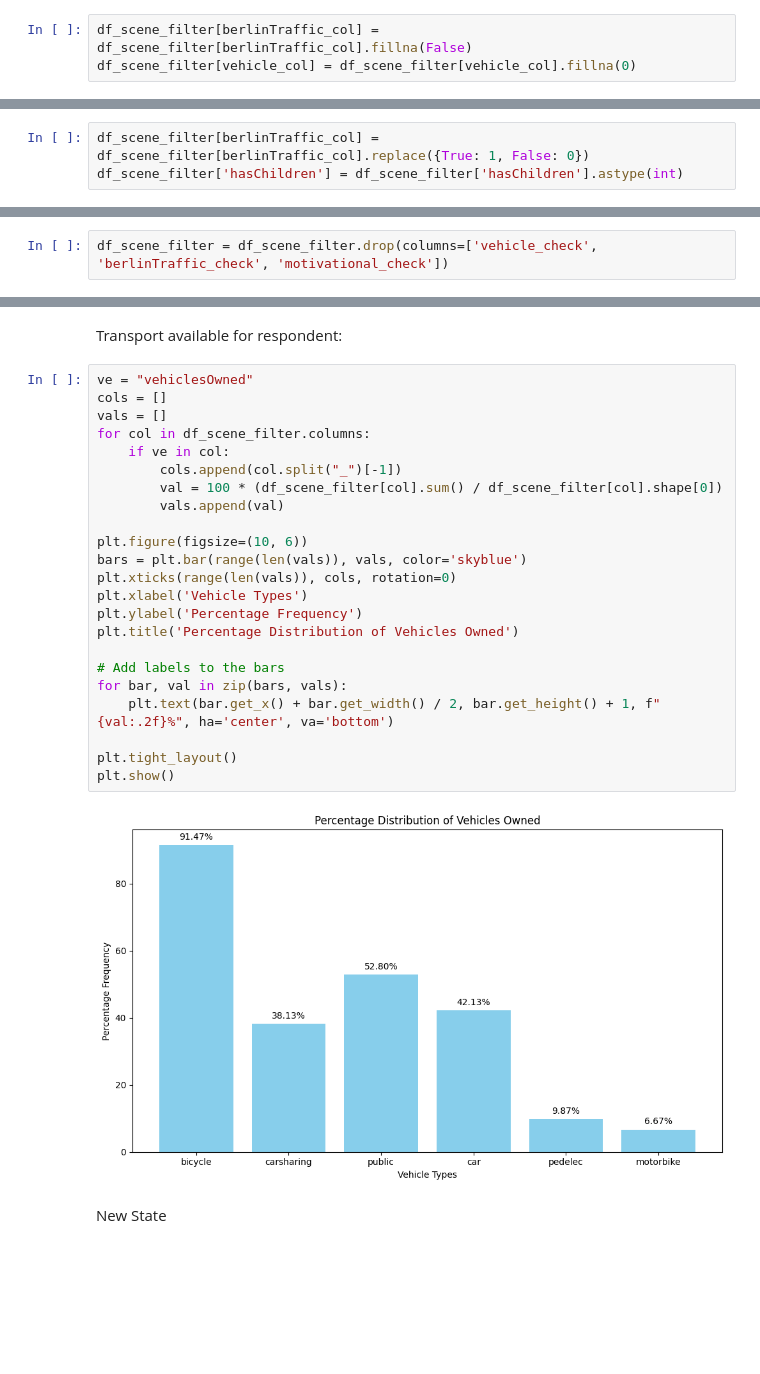
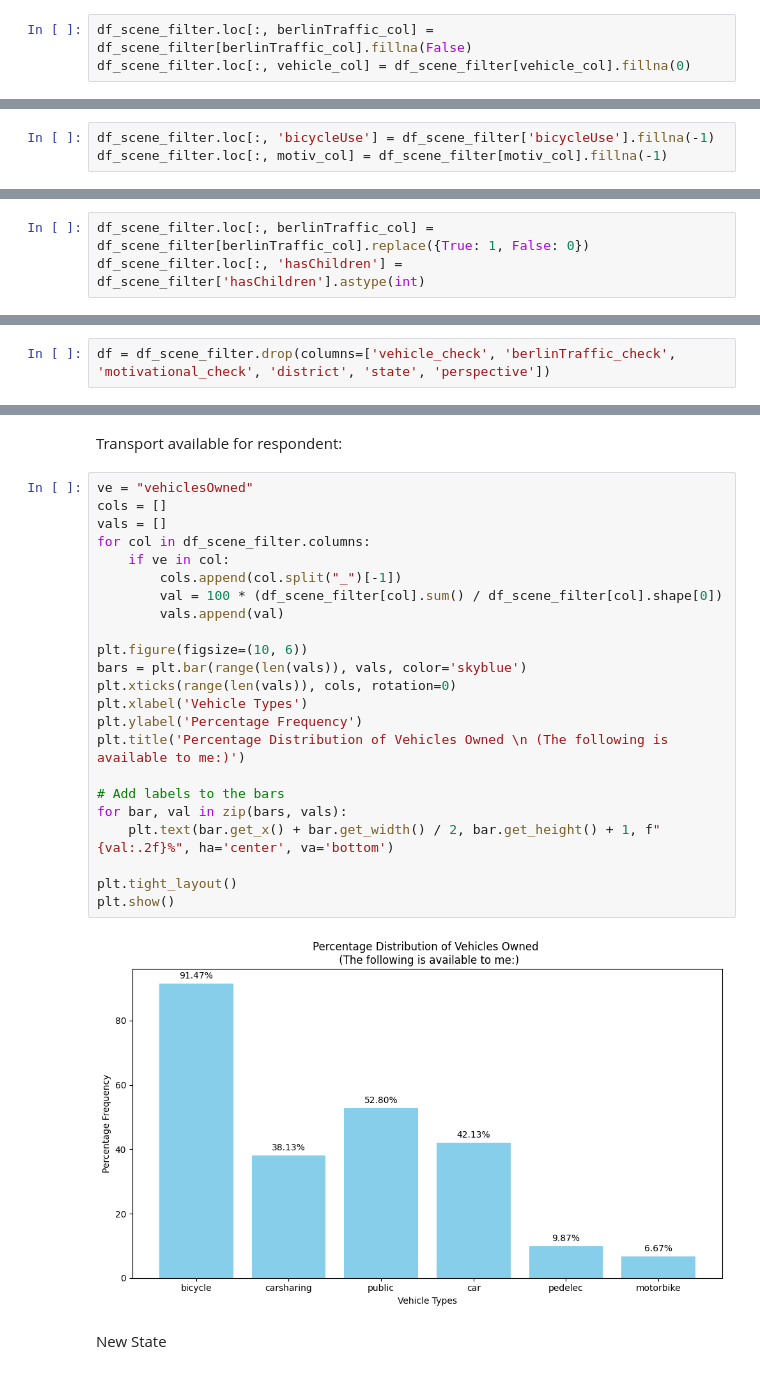
Before and after one commit to GregoryG3/Bike_project, a Jupyter notebook: Segmentation.ipynb, the cells around one changed output, grey strips where cells are left out. Drawn from its saved outputs; the diff is of its cells as text; blank space fills up the shorter version.

Commit message:
Mixed model, segmentacja i Kruskal-wallis test dla scene SE_C_65

```diff
--- a/Segmentation.ipynb
+++ b/Segmentation.ipynb
@@ -209,3 +209,3 @@
 # %%
-df_scene_filter[berlinTraffic_col] = df_scene_filter[berlinTraffic_col].fillna(False)
-df_scene_filter[vehicle_col] = df_scene_filter[vehicle_col].fillna(0)
+df_scene_filter.loc[:, berlinTraffic_col] = df_scene_filter[berlinTraffic_col].fillna(False)
+df_scene_filter.loc[:, vehicle_col] = df_scene_filter[vehicle_col].fillna(0)
@@ -223,5 +214,8 @@ See the caveats in the documentation: https://pandas.pydata.org/pandas-docs/stab
+# %%
+df_scene_filter.loc[:, 'bicycleUse'] = df_scene_filter['bicycleUse'].fillna(-1)
+df_scene_filter.loc[:, motiv_col] = df_scene_filter[motiv_col].fillna(-1)
 # %% [markdown]
 Change value True to 1 and False to 0
 # %%
-df_scene_filter[berlinTraffic_col] = df_scene_filter[berlinTraffic_col].replace({True: 1, False: 0})
-df_scene_filter['hasChildren'] = df_scene_filter['hasChildren'].astype(int)
+df_scene_filter.loc[:, berlinTraffic_col] = df_scene_filter[berlinTraffic_col].replace({True: 1, False: 0})
+df_scene_filter.loc[:, 'hasChildren'] = df_scene_filter['hasChildren'].astype(int)
@@ -241,2 +224,2 @@ Delete the coliumns which we use to verfication
 # %%
-df_scene_filter = df_scene_filter.drop(columns=['vehicle_check', 'berlinTraffic_check', 'motivational_check'])
+df = df_scene_filter.drop(columns=['vehicle_check', 'berlinTraffic_check', 'motivational_check', 'district', 'state', 'perspective'])
@@ -316,28 +336,28 @@ Transport available for respondent:
 # %%
 ve = "vehiclesOwned"
 cols = []
 vals = []
 for col in df_scene_filter.columns:
     if ve in col:
         cols.append(col.split("_")[-1])
         val = 100 * (df_scene_filter[col].sum() / df_scene_filter[col].shape[0])
         vals.append(val)
 
 plt.figure(figsize=(10, 6))
 bars = plt.bar(range(len(vals)), vals, color='skyblue')
 plt.xticks(range(len(vals)), cols, rotation=0)
 plt.xlabel('Vehicle Types')
 plt.ylabel('Percentage Frequency')
-plt.title('Percentage Distribution of Vehicles Owned')
+plt.title('Percentage Distribution of Vehicles Owned \n (The following is available to me:)')
 
 # Add labels to the bars
 for bar, val in zip(bars, vals):
     plt.text(bar.get_x() + bar.get_width() / 2, bar.get_height() + 1, f"{val:.2f}%", ha='center', va='bottom')
 
 plt.tight_layout()
 plt.show()
 # %% [output]
-[figure, old version]
+[figure, new version]
 # %% [markdown]
 New State
 # %%
```
Also changed, not shown: parts of 65 cells of this notebook.
